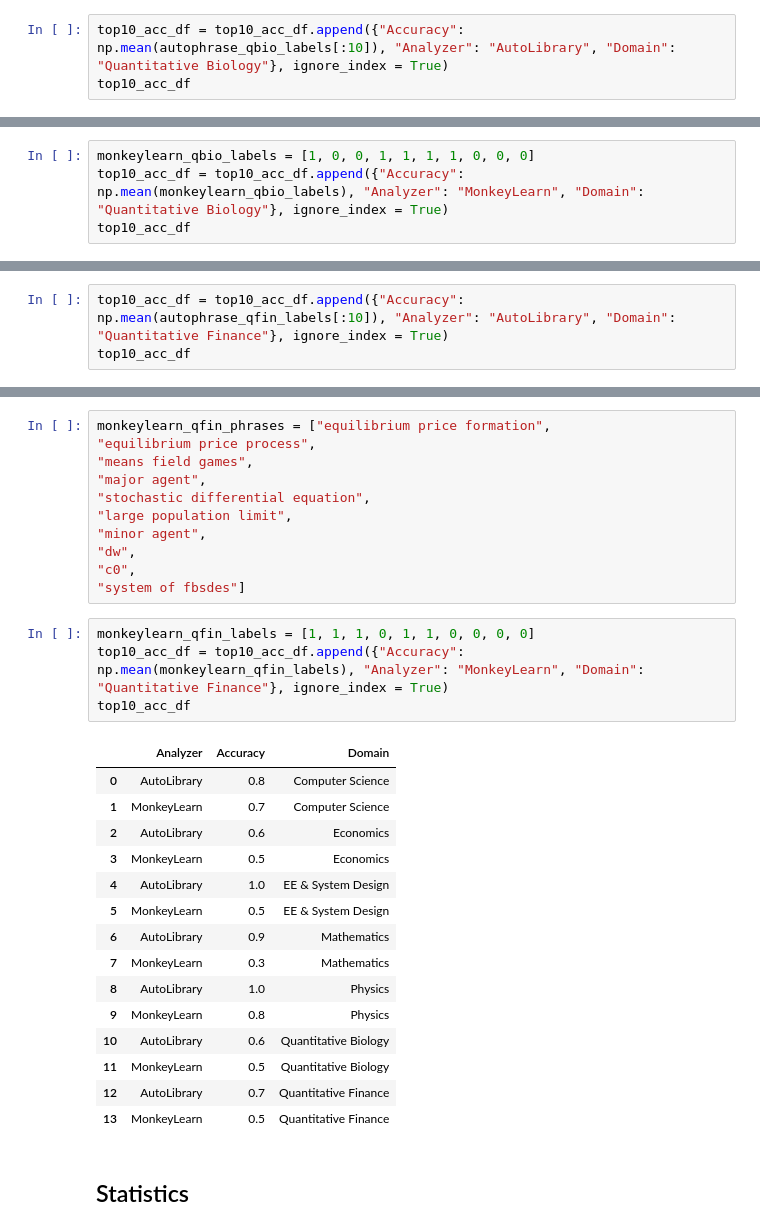
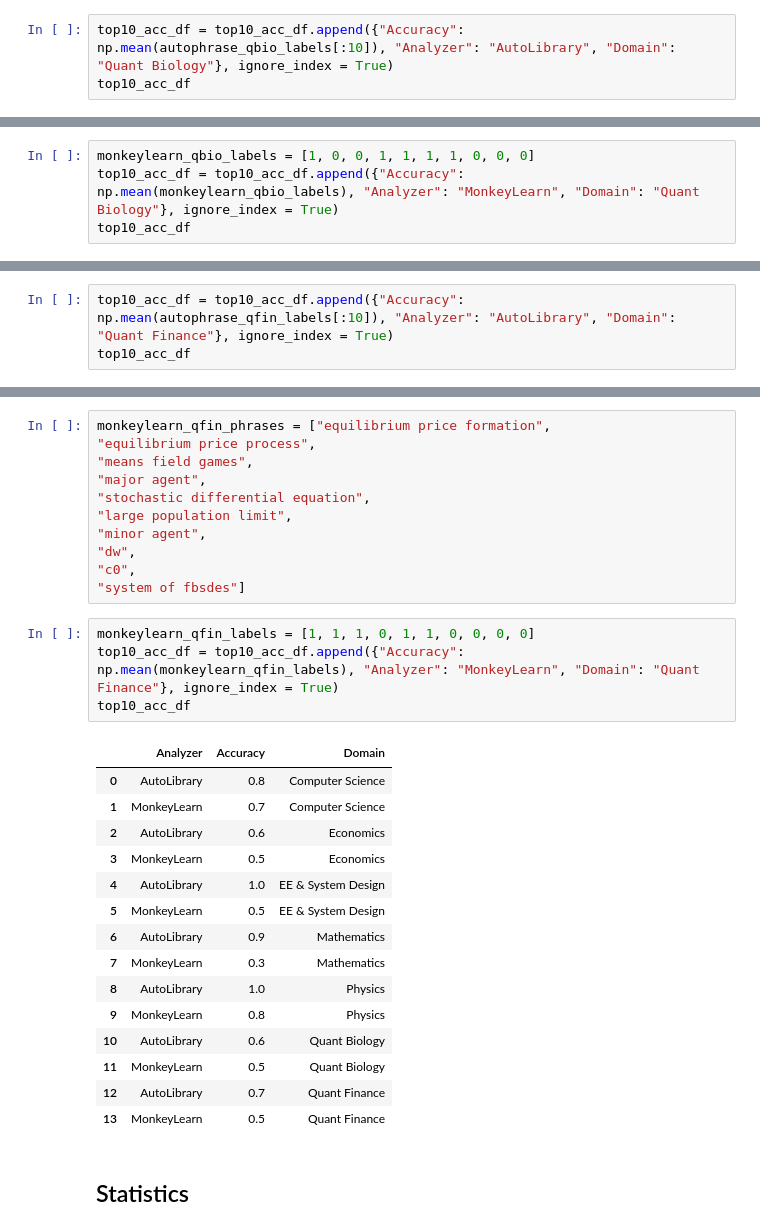
Before and after one commit to YichunRen/AutoLibrary-Scientific-Paper-Keywords-Extraction-, a Jupyter notebook: notebooks/Experiment.ipynb, the cells around one changed output, grey strips where cells are left out. Cells and saved outputs as stored; diff of their text form.

```diff
--- a/notebooks/Experiment.ipynb
+++ b/notebooks/Experiment.ipynb
@@ -1100,5 +1100,5 @@ top40_acc_df
 # %%
-top10_acc_df = top10_acc_df.append({"Accuracy": np.mean(autophrase_qbio_labels[:10]), "Analyzer": "AutoLibrary", "Domain": "Quantitative Biology"}, ignore_index = True)
+top10_acc_df = top10_acc_df.append({"Accuracy": np.mean(autophrase_qbio_labels[:10]), "Analyzer": "AutoLibrary", "Domain": "Quant Biology"}, ignore_index = True)
 top10_acc_df
 # %% [output]
 |  | Analyzer | Accuracy | Domain |
@@ -1275,7 +1275,7 @@ monkeylearn_qbio_phrases = ["brain tissue",
 "physics of solid"]
 # %%
 monkeylearn_qbio_labels = [1, 0, 0, 1, 1, 1, 1, 0, 0, 0]
-top10_acc_df = top10_acc_df.append({"Accuracy": np.mean(monkeylearn_qbio_labels), "Analyzer": "MonkeyLearn", "Domain": "Quantitative Biology"}, ignore_index = True)
+top10_acc_df = top10_acc_df.append({"Accuracy": np.mean(monkeylearn_qbio_labels), "Analyzer": "MonkeyLearn", "Domain": "Quant Biology"}, ignore_index = True)
 top10_acc_df
 # %% [output]
 |  | Analyzer | Accuracy | Domain |
@@ -1350,5 +1330,5 @@ top40_acc_df
 # %%
-top10_acc_df = top10_acc_df.append({"Accuracy": np.mean(autophrase_qfin_labels[:10]), "Analyzer": "AutoLibrary", "Domain": "Quantitative Finance"}, ignore_index = True)
+top10_acc_df = top10_acc_df.append({"Accuracy": np.mean(autophrase_qfin_labels[:10]), "Analyzer": "AutoLibrary", "Domain": "Quant Finance"}, ignore_index = True)
 top10_acc_df
 # %% [output]
 |  | Analyzer | Accuracy | Domain |
@@ -1529,24 +1509,24 @@ monkeylearn_qfin_phrases = ["equilibrium price formation",
 "system of fbsdes"]
 # %%
 monkeylearn_qfin_labels = [1, 1, 1, 0, 1, 1, 0, 0, 0, 0]
-top10_acc_df = top10_acc_df.append({"Accuracy": np.mean(monkeylearn_qfin_labels), "Analyzer": "MonkeyLearn", "Domain": "Quantitative Finance"}, ignore_index = True)
+top10_acc_df = top10_acc_df.append({"Accuracy": np.mean(monkeylearn_qfin_labels), "Analyzer": "MonkeyLearn", "Domain": "Quant Finance"}, ignore_index = True)
 top10_acc_df
 # %% [output]
 |  | Analyzer | Accuracy | Domain |
 | 0 | AutoLibrary | 0.8 | Computer Science |
 | 1 | MonkeyLearn | 0.7 | Computer Science |
 | 2 | AutoLibrary | 0.6 | Economics |
 | 3 | MonkeyLearn | 0.5 | Economics |
 | 4 | AutoLibrary | 1.0 | EE & System Design |
 | 5 | MonkeyLearn | 0.5 | EE & System Design |
 | 6 | AutoLibrary | 0.9 | Mathematics |
 | 7 | MonkeyLearn | 0.3 | Mathematics |
 | 8 | AutoLibrary | 1.0 | Physics |
 | 9 | MonkeyLearn | 0.8 | Physics |
-| 10 | AutoLibrary | 0.6 | Quantitative Biology |
-| 11 | MonkeyLearn | 0.5 | Quantitative Biology |
-| 12 | AutoLibrary | 0.7 | Quantitative Finance |
-| 13 | MonkeyLearn | 0.5 | Quantitative Finance |
+| 10 | AutoLibrary | 0.6 | Quant Biology |
+| 11 | MonkeyLearn | 0.5 | Quant Biology |
+| 12 | AutoLibrary | 0.7 | Quant Finance |
+| 13 | MonkeyLearn | 0.5 | Quant Finance |
 # %% [markdown]
 ## Statistics
 # %% [markdown]
```
Also changed, not shown: parts of 15 cells of this notebook, 1 other file.
